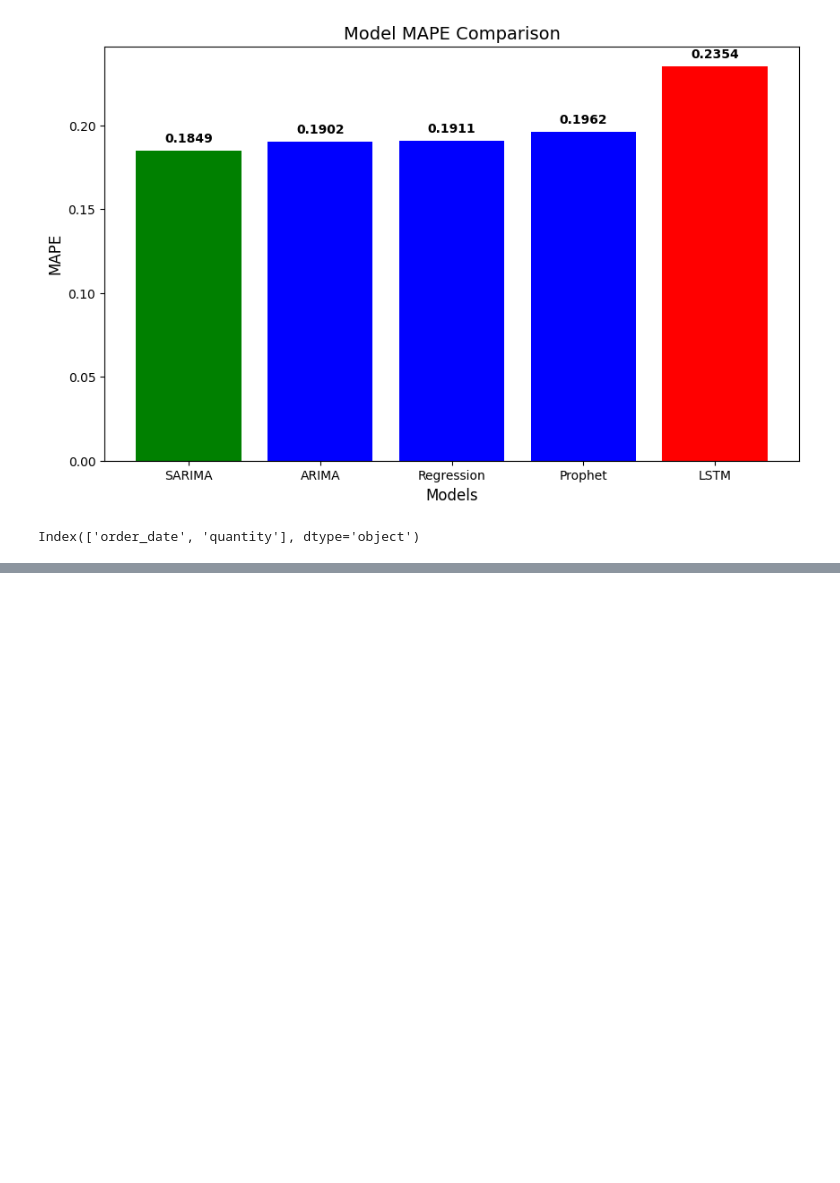
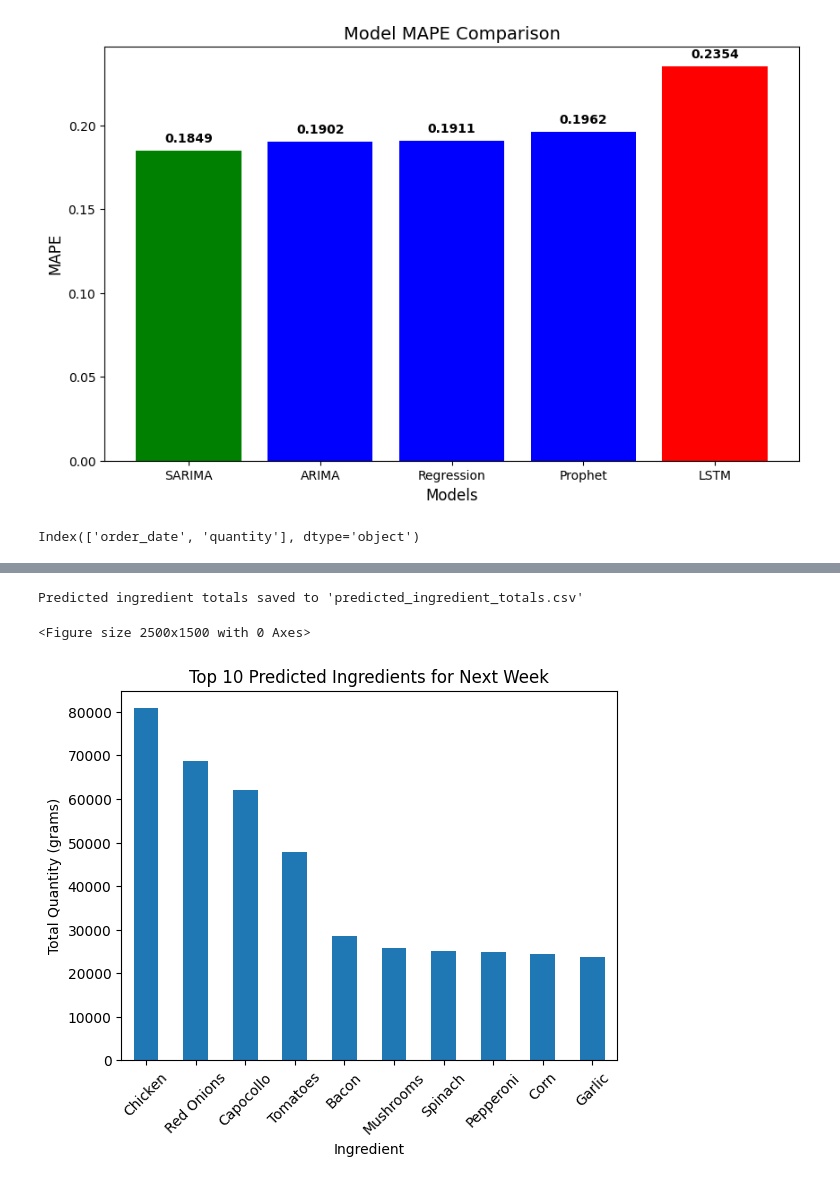
Before and after one commit to Gautam1773/Dominos---Predictive-Purchase-Order-System, a Jupyter notebook: Dominos_predictive.ipynb, the cells around one changed output, grey strips where cells are left out. Saved outputs shown, nothing was run; the diff lists cells and outputs as text; code cells hidden in the pictures; blank space fills up the shorter version.

```diff
--- a/Dominos_predictive.ipynb
+++ b/Dominos_predictive.ipynb
@@ -1006,0 +1073,16 @@ TypeError: dump() missing required argument 'file' (pos 2)
+# %%
+Ingredients_dataset = pd.read_csv("Ingredient_data.csv")
+# Displaying the total quantity of predicted ingredients
+
+# Displaying the total quantity of predicted ingredients
+
+# Copy ingredients, map predicted sales, and calculateing the total ingredient quantity
+ingredients_predicted = Ingredients_dataset.copy()
+ingredients_predicted['predicted_quantity'] = ingredients_predicted['pizza_name_id'].map(next_week_pizza_sales_forecasts_arima)
+ingredients_predicted['total_ingredient_qty'] = ingredients_predicted['Items_Qty_In_Grams'] * ingredients_predicted['predicted_quantity']
+
+# Sum of the quantities for each ingredient
+ingredient_totals = ingredients_predicted.groupby('pizza_ingredients')['total_ingredient_qty'].sum().to_dict()
+print("Total quantity of predicted ingredients for the following week:")
+print(ingredient_totals)
+ingredients_predicted
@@ -1006,0 +1125,18 @@ TypeError: dump() missing required argument 'file' (pos 2)
+# %%
+# Saveing the ingredient totals to a DataFrame
+ingredient_totals_df = pd.DataFrame(ingredient_totals.items(), columns=['Ingredient', 'Total Quantity (grams)'])
+ingredient_totals_df.to_csv('predicted_ingredient_totals.csv', index=False)
+print("Predicted ingredient totals saved to 'predicted_ingredient_totals.csv'")
+# %% [output]
+Predicted ingredient totals saved to 'predicted_ingredient_totals.csv'
+# %%
+# Visualizing the total quantities of ingredients
+plt.figure(figsize=(25, 15))
+ingredient_totals_df.nlargest(10, 'Total Quantity (grams)').plot(kind='bar', x='Ingredient', y='Total Quantity (grams)', legend=False)
+plt.title('Top 10 Predicted Ingredients for Next Week')
+plt.ylabel('Total Quantity (grams)')
+plt.xticks(rotation=45)
+plt.show()
+# %% [output]
+<Figure size 2500x1500 with 0 Axes>
+[figure, added]
```
Also changed, not shown: parts of 13 cells of this notebook.
